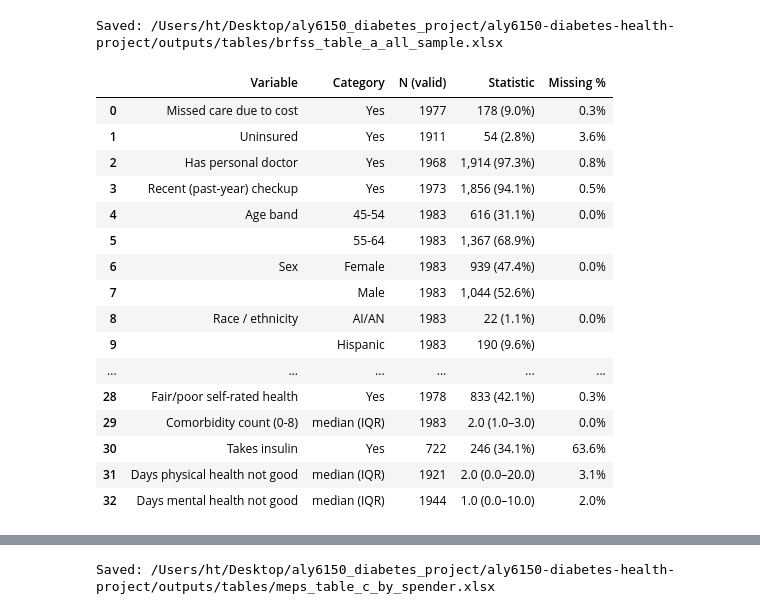
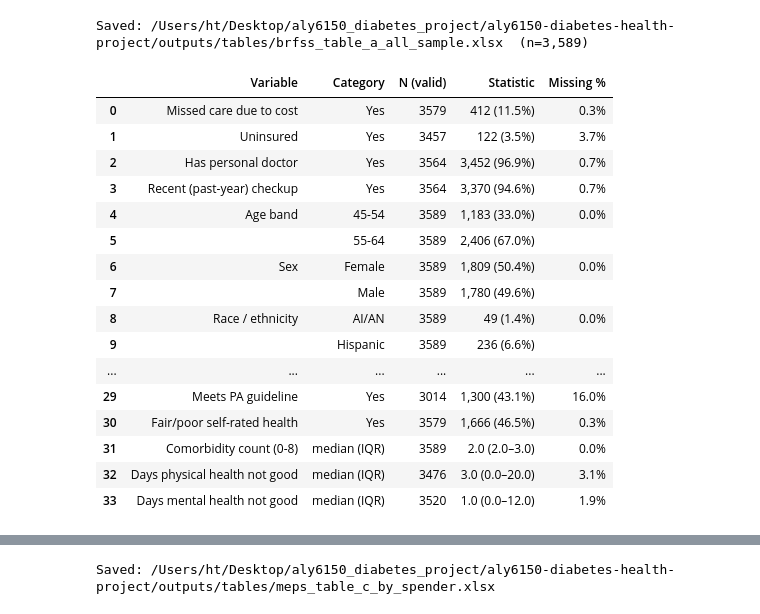
Before and after one commit to t-trinh-15/aly6150-diabetes-health-project, a Jupyter notebook: notebooks/03_descriptive_tables.ipynb, the cells around one changed output, grey strips where cells are left out. Drawn from its saved outputs; the diff is of its cells as text; code cells hidden in the pictures.

```diff
--- a/notebooks/03_descriptive_tables.ipynb
+++ b/notebooks/03_descriptive_tables.ipynb
@@ -54,30 +54,30 @@ Saved: /Users/ht/Desktop/aly6150_diabetes_project/aly6150-diabetes-health-projec
 # %%
-# BRFSS Table A
+# BRFSS Table A — all 11 states
 
-brfss_table_a = build_table_a(brfss, BRFSS_VARS, dataset_label="BRFSS LLCP2023 (NE)")
+brfss_table_a = build_table_a(brfss, BRFSS_VARS, dataset_label="BRFSS LLCP2023 (NE + Lower-income South)")
 
 out_path = OUTPUT_TABLES / "brfss_table_a_all_sample.xlsx"
-save_table(brfss_table_a, out_path, sheet_name="All-sample (n=1983)")
-print(f"Saved: {out_path}")
+save_table(brfss_table_a, out_path, sheet_name="All-sample")
+print(f"Saved: {out_path}  (n={len(brfss):,})")
 
 brfss_table_a
 # %% [output]
-Saved: /Users/ht/Desktop/aly6150_diabetes_project/aly6150-diabetes-health-project/outputs/tables/brfss_table_a_all_sample.xlsx
+Saved: /Users/ht/Desktop/aly6150_diabetes_project/aly6150-diabetes-health-project/outputs/tables/brfss_table_a_all_sample.xlsx  (n=3,589)
 |  | Variable | Category | N (valid) | Statistic | Missing % |
-| 0 | Missed care due to cost | Yes | 1977 | 178 (9.0%) | 0.3% |
-| 1 | Uninsured | Yes | 1911 | 54 (2.8%) | 3.6% |
-| 2 | Has personal doctor | Yes | 1968 | 1,914 (97.3%) | 0.8% |
-| 3 | Recent (past-year) checkup | Yes | 1973 | 1,856 (94.1%) | 0.5% |
-| 4 | Age band | 45-54 | 1983 | 616 (31.1%) | 0.0% |
-| 5 |  | 55-64 | 1983 | 1,367 (68.9%) |  |
-| 6 | Sex | Female | 1983 | 939 (47.4%) | 0.0% |
-| 7 |  | Male | 1983 | 1,044 (52.6%) |  |
-| 8 | Race / ethnicity | AI/AN | 1983 | 22 (1.1%) | 0.0% |
-| 9 |  | Hispanic | 1983 | 190 (9.6%) |  |
+| 0 | Missed care due to cost | Yes | 3579 | 412 (11.5%) | 0.3% |
+| 1 | Uninsured | Yes | 3457 | 122 (3.5%) | 3.7% |
+| 2 | Has personal doctor | Yes | 3564 | 3,452 (96.9%) | 0.7% |
+| 3 | Recent (past-year) checkup | Yes | 3564 | 3,370 (94.6%) | 0.7% |
+| 4 | Age band | 45-54 | 3589 | 1,183 (33.0%) | 0.0% |
+| 5 |  | 55-64 | 3589 | 2,406 (67.0%) |  |
+| 6 | Sex | Female | 3589 | 1,809 (50.4%) | 0.0% |
+| 7 |  | Male | 3589 | 1,780 (49.6%) |  |
+| 8 | Race / ethnicity | AI/AN | 3589 | 49 (1.4%) | 0.0% |
+| 9 |  | Hispanic | 3589 | 236 (6.6%) |  |
 | ... | ... | ... | ... | ... | ... |
-| 28 | Fair/poor self-rated health | Yes | 1978 | 833 (42.1%) | 0.3% |
-| 29 | Comorbidity count (0-8) | median (IQR) | 1983 | 2.0 (1.0–3.0) | 0.0% |
-| 30 | Takes insulin | Yes | 722 | 246 (34.1%) | 63.6% |
-| 31 | Days physical health not good | median (IQR) | 1921 | 2.0 (0.0–20.0) | 3.1% |
-| 32 | Days mental health not good | median (IQR) | 1944 | 1.0 (0.0–10.0) | 2.0% |
+| 29 | Meets PA guideline | Yes | 3014 | 1,300 (43.1%) | 16.0% |
+| 30 | Fair/poor self-rated health | Yes | 3579 | 1,666 (46.5%) | 0.3% |
+| 31 | Comorbidity count (0-8) | median (IQR) | 3589 | 2.0 (2.0–3.0) | 0.0% |
+| 32 | Days physical health not good | median (IQR) | 3476 | 3.0 (0.0–20.0) | 3.1% |
+| 33 | Days mental health not good | median (IQR) | 3520 | 1.0 (0.0–12.0) | 1.9% |
 # %%
```
Also changed, not shown: parts of 7 cells of this notebook, 5 other files.
